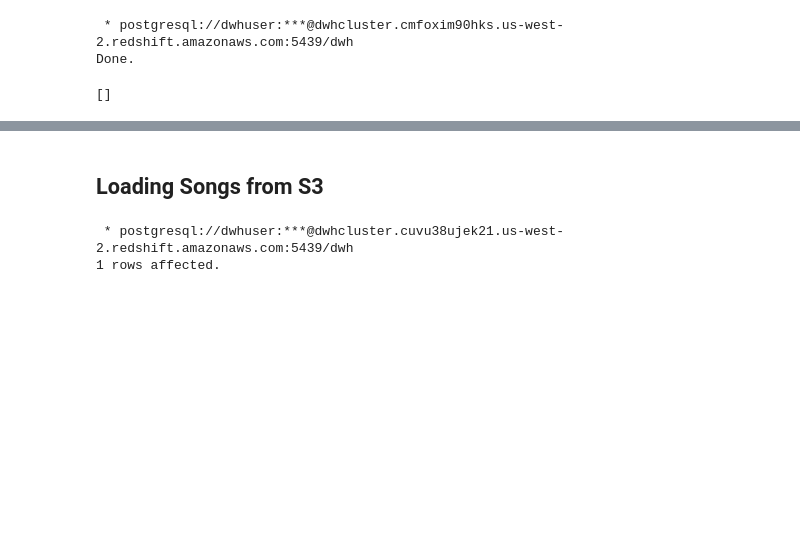
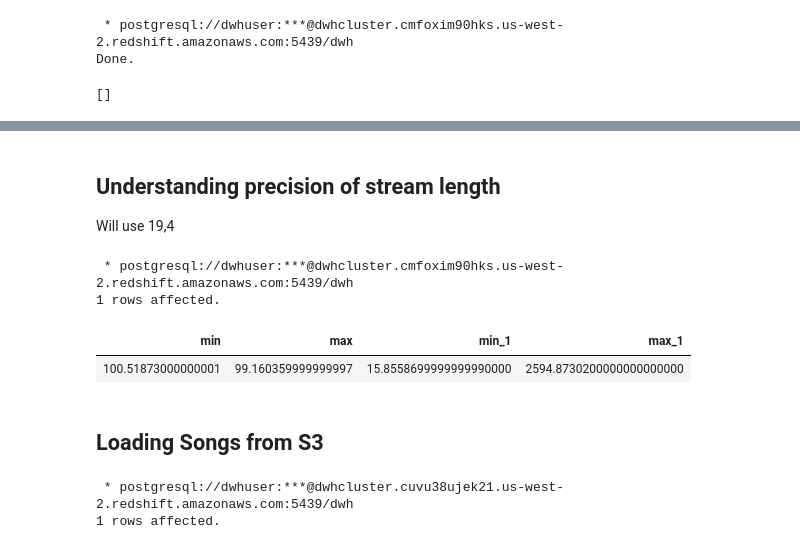
Before and after one commit to joseph-higaki/UDataEng_L03_P02_S3toRedshiftDW, a Jupyter notebook: etl_draft.ipynb, the cells around one changed output, grey strips where cells are left out. Cells and saved outputs as stored; diff of their text form; code cells hidden in the pictures; blank space fills up the shorter version.

```diff
--- a/etl_draft.ipynb
+++ b/etl_draft.ipynb
@@ -230,6 +230,23 @@ limit 5
 | Yeah Yeah Yeahs | Logged In | Kaylee | F | 3 | Summers | 220.96933999999999 | free | Phoenix-Mesa-Scottsdale, AZ | PUT | NextSong | ... |
 | Juan Carlos Baglietto | Logged In | Wyatt | M | 4 | Scott | 285.64852999999999 | free | Eureka-Arcata-Fortuna, CA | PUT | NextSong | ... |
 | Jagged Edge featuring Run of Run DMC | Logged In | Adler | M | 1 | Barrera | 248.37179 | free | New York-Newark-Jersey City, NY-N... | PUT | NextSong | ... |
+# %% [markdown]
+## Understanding precision of stream length
+Will use 19,4
+# %%
+%%sql
+
+select
+min(length), max(length),
+ min(length::decimal(38,19)), max(length::decimal(38,19))
+from staging_events
+where page = 'NextSong'
+limit 5
+# %% [output]
+ * postgresql://dwhuser:***@dwhcluster.cmfoxim90hks.us-west-2.redshift.amazonaws.com:5439/dwh
+1 rows affected.
+| min | max | min_1 | max_1 |
+| 100.51873000000001 | 99.160359999999997 | 15.8558699999999990000 | 2594.8730200000000000000 |
 # %% [markdown]
 ## Loading Songs from S3
 # %%
```
Also changed, not shown: parts of 5 cells of this notebook, 4 other files.
